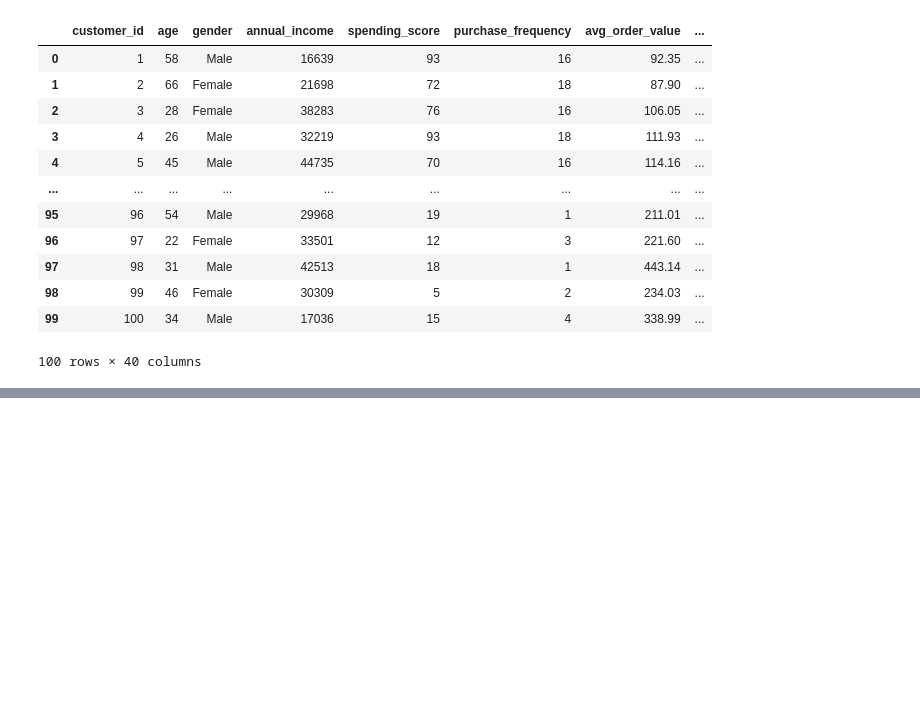
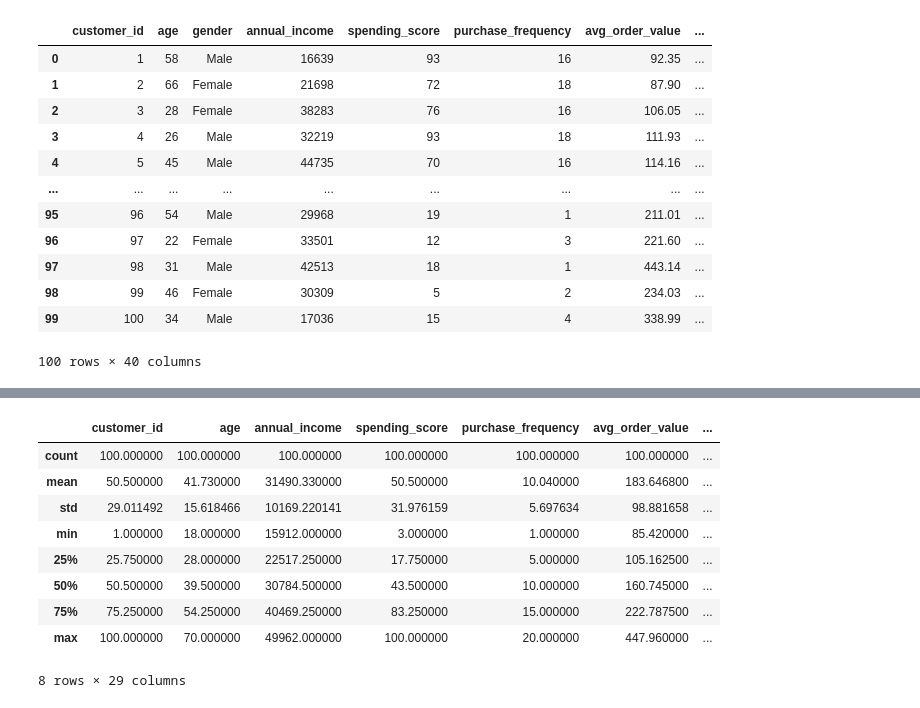
Before and after one commit to 44aakriti1/Case_study, a Jupyter notebook: ecommerce/recommendation.ipynb, the cells around one changed output, grey strips where cells are left out. Saved outputs shown, nothing was run; the diff lists cells and outputs as text; code cells hidden in the pictures; blank space fills up the shorter version.

```diff
--- a/ecommerce/recommendation.ipynb
+++ b/ecommerce/recommendation.ipynb
@@ -43,0 +64,13 @@ df
+# %%
+df.describe()
+# %% [output]
+|  | customer_id | age | annual_income | spending_score | purchase_frequency | avg_order_value | ... |
+| count | 100.000000 | 100.000000 | 100.000000 | 100.000000 | 100.000000 | 100.000000 | ... |
+| mean | 50.500000 | 41.730000 | 31490.330000 | 50.500000 | 10.040000 | 183.646800 | ... |
+| std | 29.011492 | 15.618466 | 10169.220141 | 31.976159 | 5.697634 | 98.881658 | ... |
+| min | 1.000000 | 18.000000 | 15912.000000 | 3.000000 | 1.000000 | 85.420000 | ... |
+| 25% | 25.750000 | 28.000000 | 22517.250000 | 17.750000 | 5.000000 | 105.162500 | ... |
+| 50% | 50.500000 | 39.500000 | 30784.500000 | 43.500000 | 10.000000 | 160.745000 | ... |
+| 75% | 75.250000 | 54.250000 | 40469.250000 | 83.250000 | 15.000000 | 222.787500 | ... |
+| max | 100.000000 | 70.000000 | 49962.000000 | 100.000000 | 20.000000 | 447.960000 | ... |
+8 rows × 29 columns
```
Also changed, not shown: parts of 7 cells of this notebook, 1 other file.
